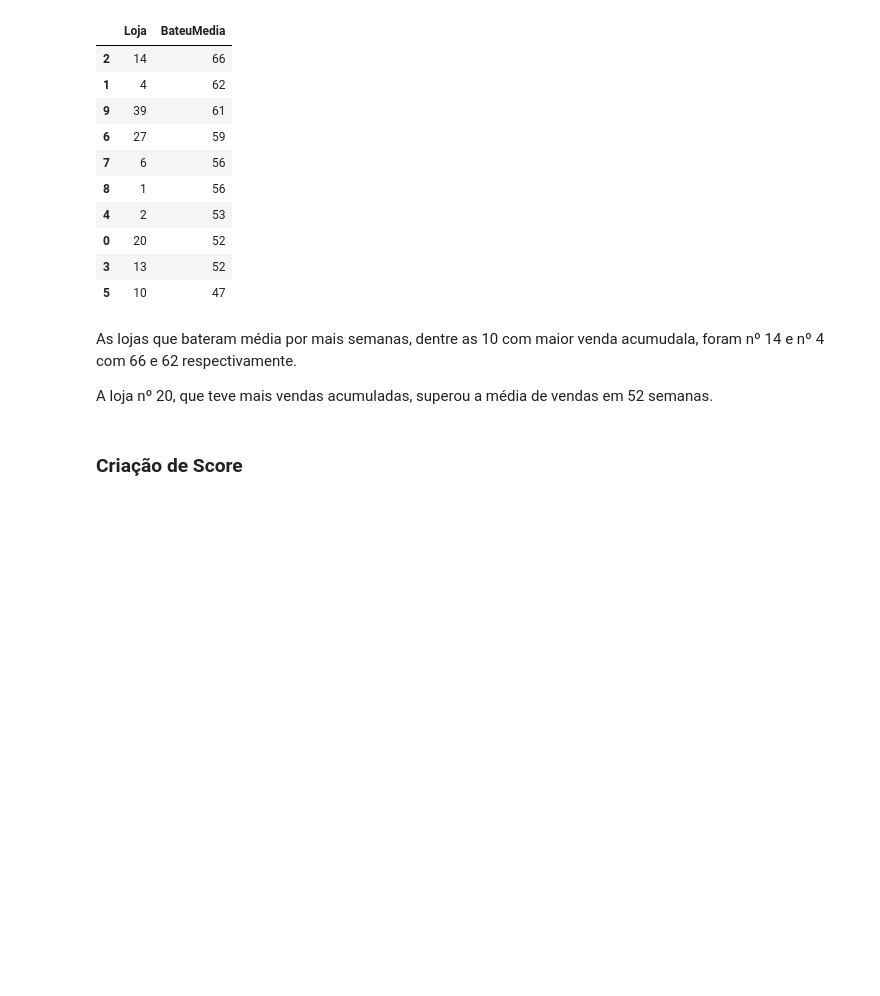
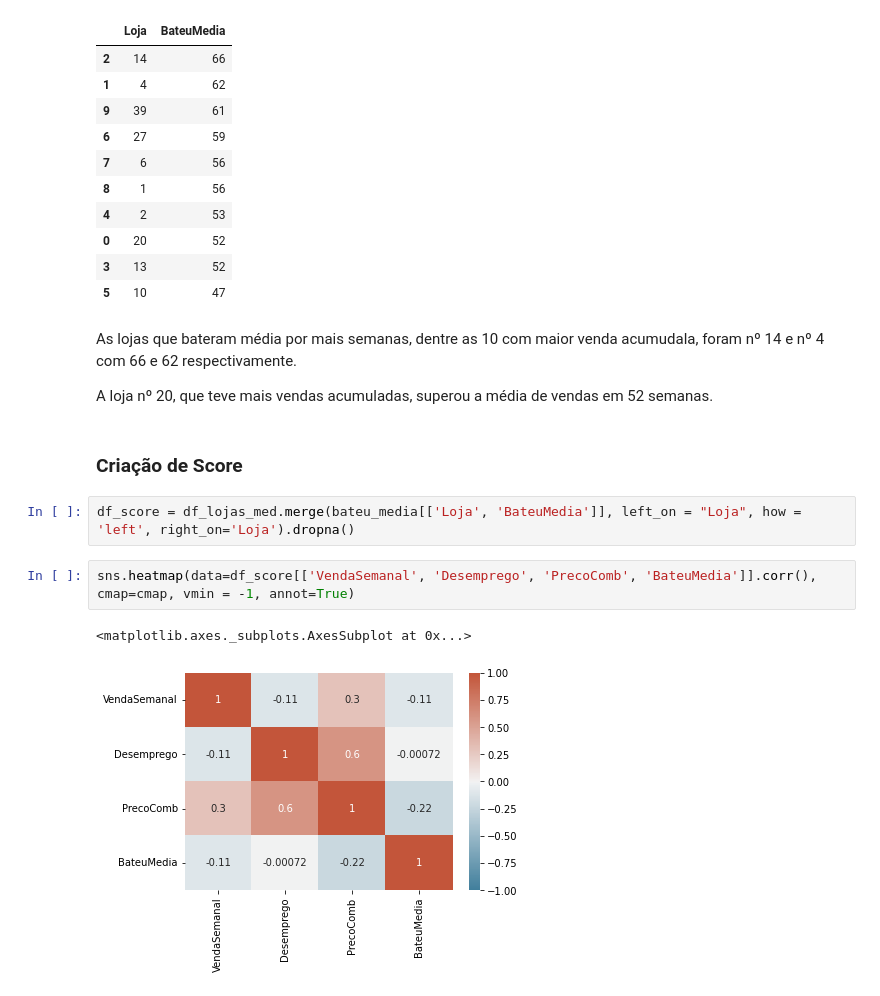
Before and after one commit to bruna-calistrate/deliv2-dex03-wallmart, a Jupyter notebook: D3G01_Mini_Projeto_2_Walmart.ipynb, the cells around one changed output. Drawn from its saved outputs; the diff is of its cells as text; blank space fills up the shorter version.

```diff
--- a/D3G01_Mini_Projeto_2_Walmart.ipynb
+++ b/D3G01_Mini_Projeto_2_Walmart.ipynb
@@ -420,3 +420,10 @@ As lojas que bateram média por mais semanas, dentre as 10 com maior venda acumu
 A loja nº 20, que teve mais vendas acumuladas, superou a média de vendas em 52 semanas.
 # %% [markdown]
 ### Criação de Score
+# %%
+df_score = df_lojas_med.merge(bateu_media[['Loja', 'BateuMedia']], left_on = "Loja", how = 'left', right_on='Loja').dropna()
+# %%
+sns.heatmap(data=df_score[['VendaSemanal', 'Desemprego', 'PrecoComb', 'BateuMedia']].corr(), cmap=cmap, vmin = -1, annot=True)
+# %% [output]
+<matplotlib.axes._subplots.AxesSubplot at 0x...>
+[figure, added]
```
Also changed, not shown: parts of 8 cells of this notebook.
